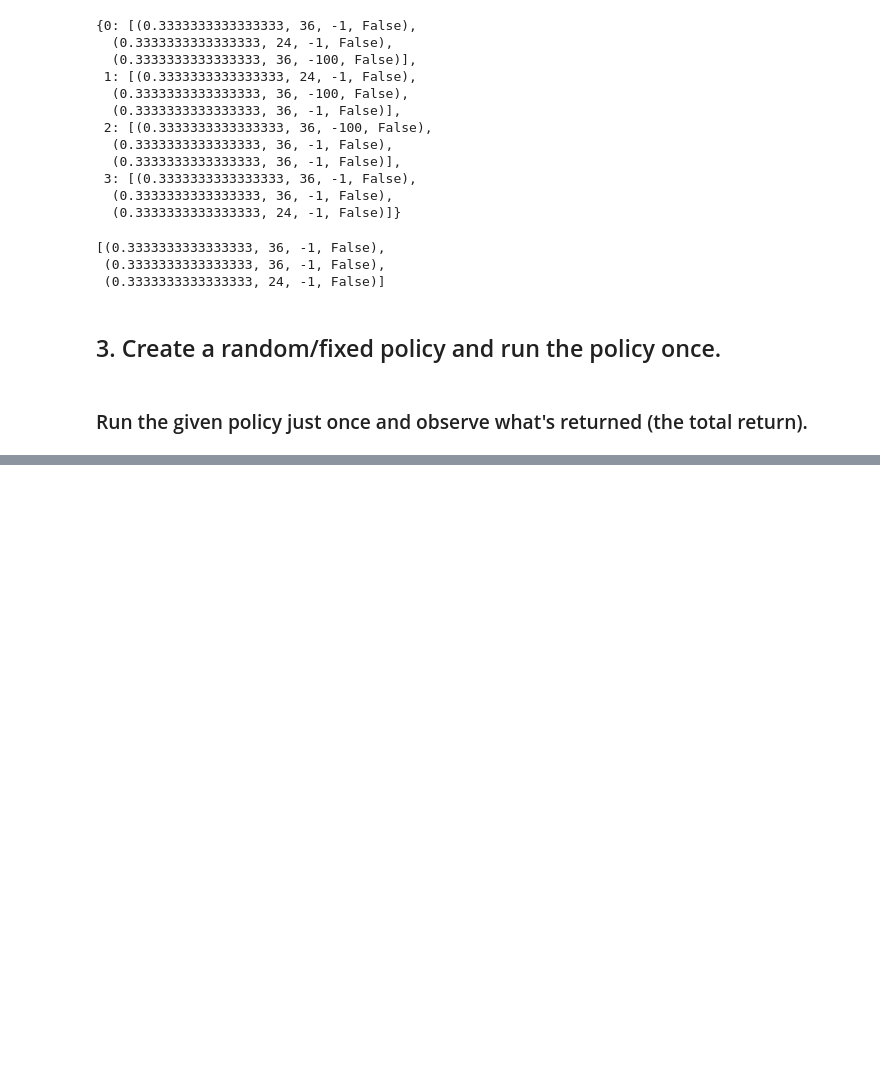
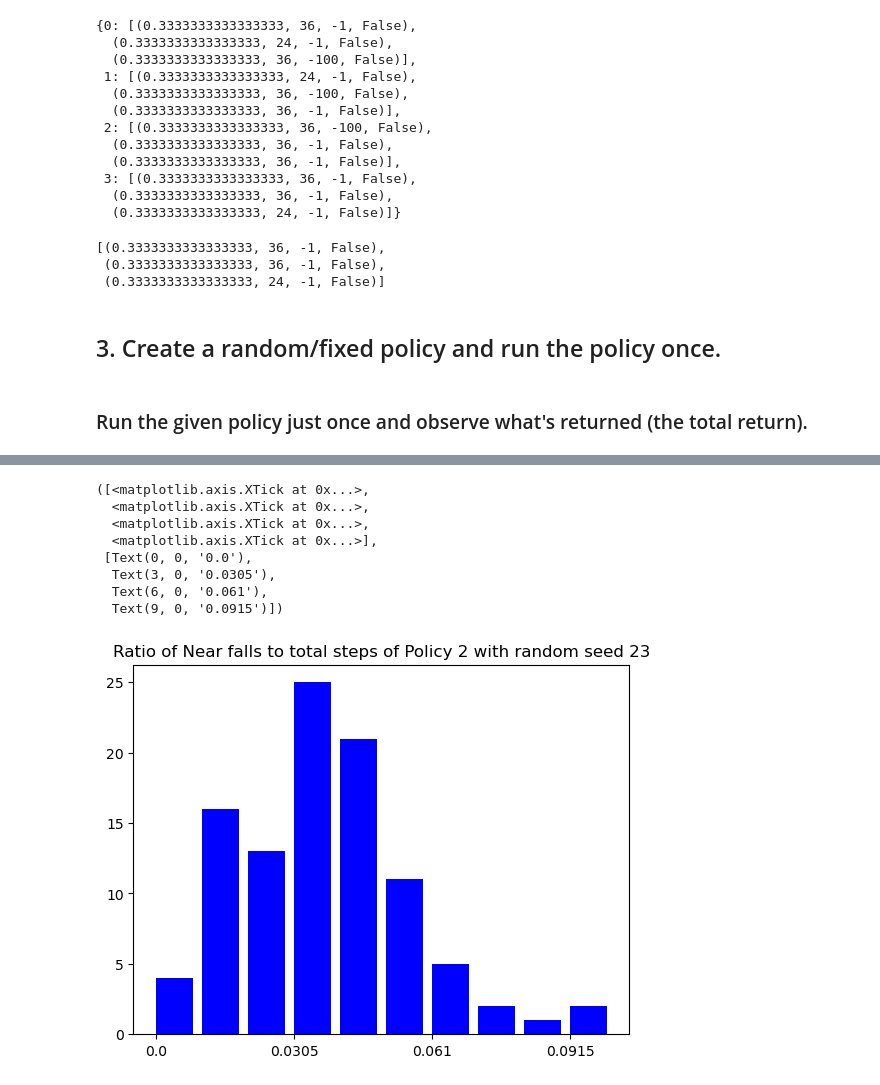
Before and after one commit to timkom10/CSC580_Winter2025_1, a Jupyter notebook: HW#2/580_hw2_startup.ipynb, the cells around one changed output, grey strips where cells are left out. Cells and saved outputs as stored; diff of their text form; code cells hidden in the pictures; blank space fills up the shorter version.

```diff
--- a/HW#2/580_hw2_startup.ipynb
+++ b/HW#2/580_hw2_startup.ipynb
@@ -170,0 +317,16 @@ print (f' ==> Total return: {result}')
+# %%
+#bar plot of near falls to total steps
+ratio_counts, ratio_edges = np.histogram(ratio)
+plt.bar(range(len(ratio_counts)), ratio_counts, align= 'edge', color='blue')
+plt.title("Ratio of Near falls to total steps of Policy 2 with random seed 23")
+plt.xticks(ticks= range(0, len(ratio_edges),3),labels=np.round(ratio_edges[::3], 4))
+# %% [output]
+([<matplotlib.axis.XTick at 0x...>,
+  <matplotlib.axis.XTick at 0x...>,
+  <matplotlib.axis.XTick at 0x...>,
+  <matplotlib.axis.XTick at 0x...>],
+ [Text(0, 0, '0.0'),
+  Text(3, 0, '0.0305'),
+  Text(6, 0, '0.061'),
+  Text(9, 0, '0.0915')])
+[figure, added]
```
Also changed, not shown: parts of 21 cells of this notebook, 1 other file.
